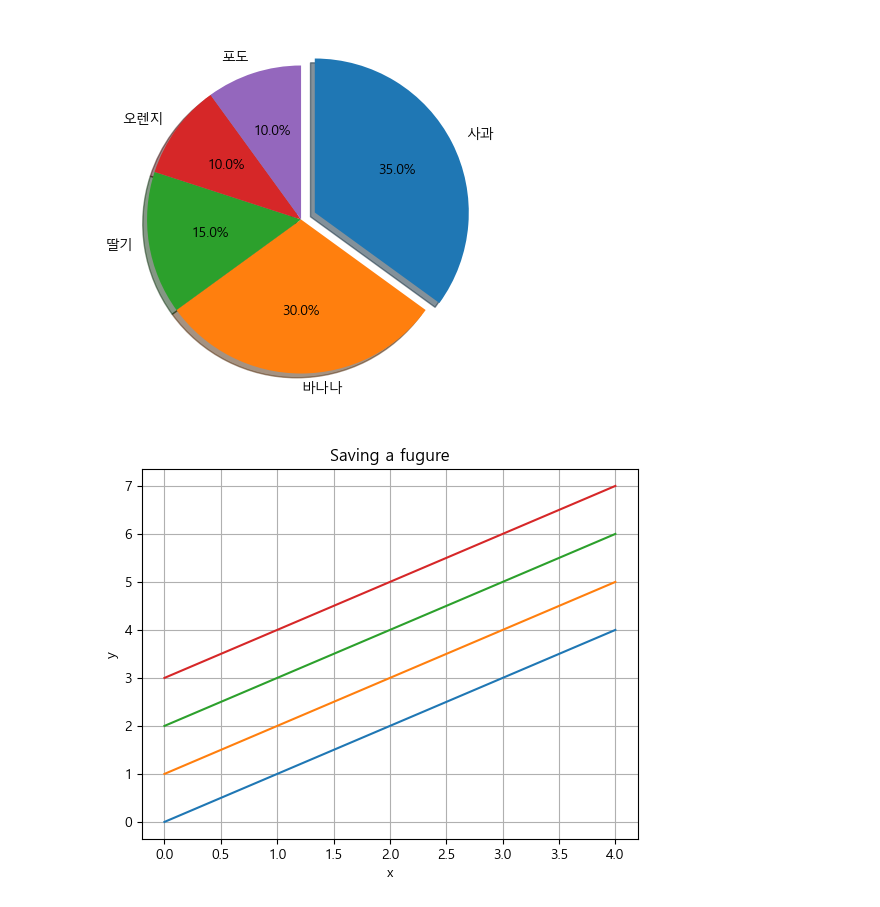
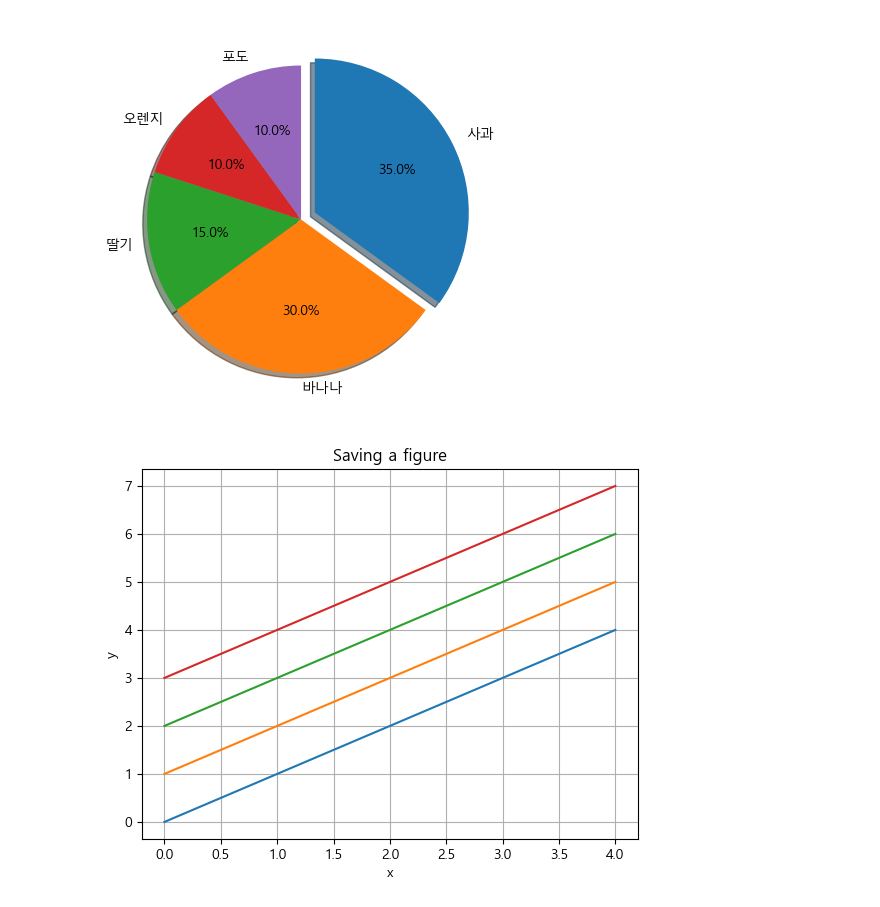
Before and after one commit to Kochangwoo3/python, a Jupyter notebook: file/ch12_데이터시각화.ipynb, the cells around one changed output. Cells and saved outputs as stored; diff of their text form; code cells hidden in the pictures.

```diff
--- a/file/ch12_데이터시각화.ipynb
+++ b/file/ch12_데이터시각화.ipynb
@@ -306,20 +308,20 @@ plt.show()
 # %%
 import numpy as np
 import matplotlib.pyplot as plt
 
 x = np.arange(0, 5, 1)
 y1 = x
 y2 = x + 1
 y3 = x + 2
 y4 = x + 3
 plt.plot(x, y1, x, y2, x, y3, x, y4)
 plt.grid(True)
 plt.xlabel('x')
 plt.ylabel('y')
-plt.title('Saving a fugure')
+plt.title('Saving a figure')
 
-# 그래프를 이미지 파일로 저장 dpi 100 으로 지정
-plt.savefig('C:/DEV/myPyCode/figures/saveFigTest1.png', dpi=100)
+# 그래프를 이미지 파일로 저장  dpi 100으로 지정
+plt.savefig('D:/DEV/myPyCode/figures/saveFigTest1.png', dpi=100)
 plt.show()
 # %% [output]
-[figure, old version]
+[figure, new version]
```
Also changed, not shown: parts of 44 cells of this notebook, 21 other files.
